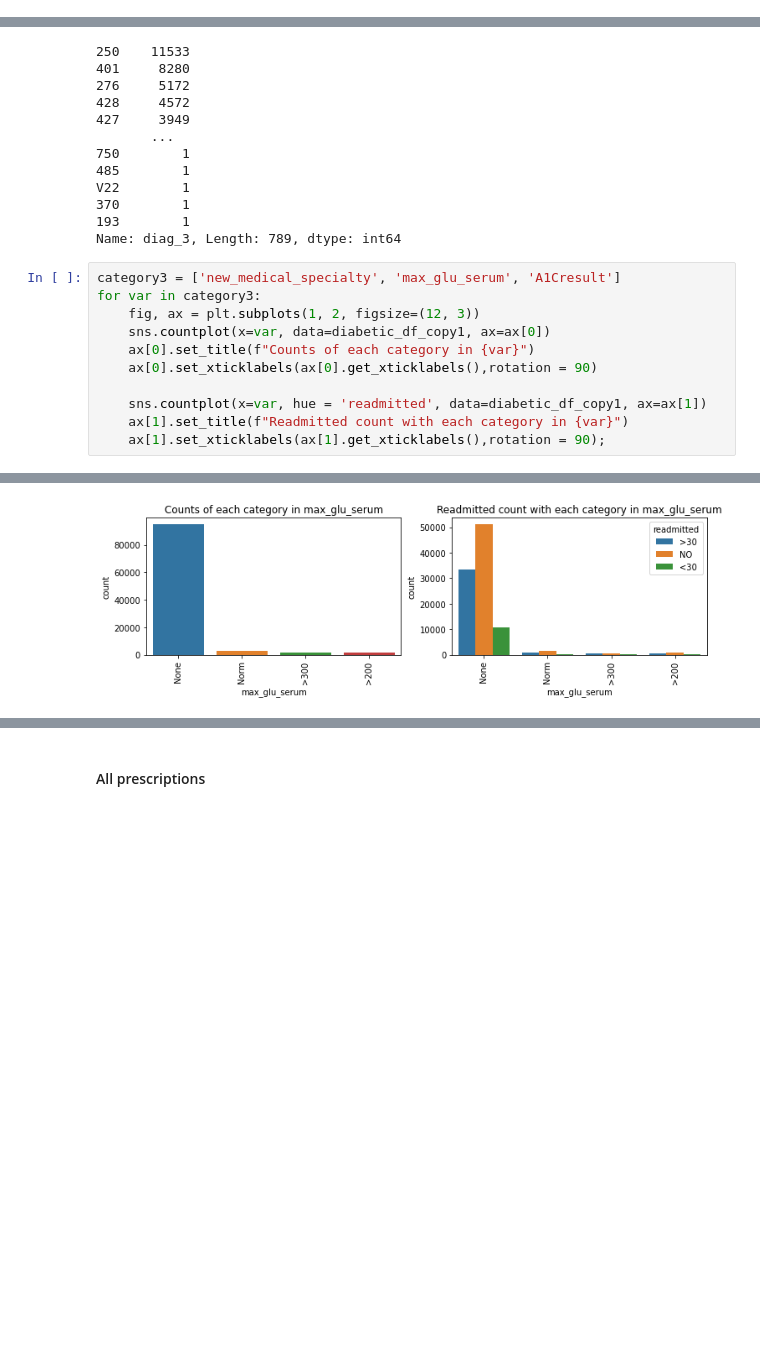
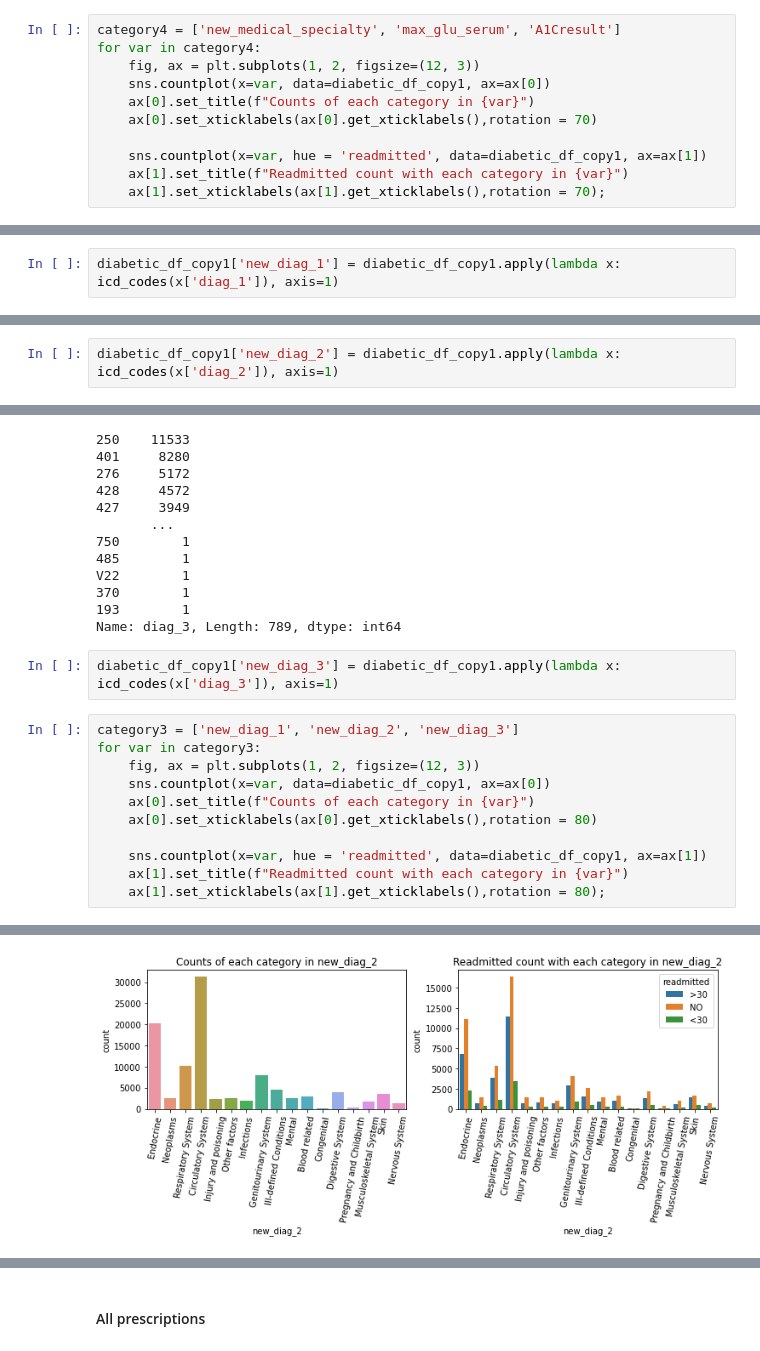
Before and after one commit to bjjv/Sb-DataScience-Mar21, a Jupyter notebook: DataScienceGuidedCapstone_2/Notebooks/03_exploratory_data_analysis_BinduJ.ipynb, the cells around one changed output, grey strips where cells are left out. Cells and saved outputs as stored; diff of their text form; blank space fills up the shorter version.

```diff
--- a/DataScienceGuidedCapstone_2/Notebooks/03_exploratory_data_analysis_BinduJ.ipynb
+++ b/DataScienceGuidedCapstone_2/Notebooks/03_exploratory_data_analysis_BinduJ.ipynb
@@ -488,0 +524,11 @@ diabetic_df_copy1.drop('medical_specialty', axis=1,inplace=True)
+# %%
+category4 = ['new_medical_specialty', 'max_glu_serum', 'A1Cresult']
+for var in category4:
+    fig, ax = plt.subplots(1, 2, figsize=(12, 3))
+    sns.countplot(x=var, data=diabetic_df_copy1, ax=ax[0])
+    ax[0].set_title(f"Counts of each category in {var}")
+    ax[0].set_xticklabels(ax[0].get_xticklabels(),rotation = 70)
+
+    sns.countplot(x=var, hue = 'readmitted', data=diabetic_df_copy1, ax=ax[1])
+    ax[1].set_title(f"Readmitted count with each category in {var}")
+    ax[1].set_xticklabels(ax[1].get_xticklabels(),rotation = 70);
@@ -503,6 +641,8 @@ diabetic_df_copy1['diag_1'].value_counts()
 982       1
 915       1
 Name: diag_1, Length: 715, dtype: int64
+# %%
+diabetic_df_copy1['new_diag_1'] = diabetic_df_copy1.apply(lambda x: icd_codes(x['diag_1']), axis=1)
 # %% [markdown]
 #### variable - diag_2
 # %%
@@ -520,6 +660,8 @@ E968       1
 E818       1
 917        1
 Name: diag_2, Length: 743, dtype: int64
+# %%
+diabetic_df_copy1['new_diag_2'] = diabetic_df_copy1.apply(lambda x: icd_codes(x['diag_2']), axis=1)
 # %% [markdown]
 #### variable - diag_3
 # %%
@@ -537,15 +679,17 @@ V22        1
 370        1
 193        1
 Name: diag_3, Length: 789, dtype: int64
+# %%
+diabetic_df_copy1['new_diag_3'] = diabetic_df_copy1.apply(lambda x: icd_codes(x['diag_3']), axis=1)
 # %%
-category3 = ['new_medical_specialty', 'max_glu_serum', 'A1Cresult']
+category3 = ['new_diag_1', 'new_diag_2', 'new_diag_3']
 for var in category3:
     fig, ax = plt.subplots(1, 2, figsize=(12, 3))
     sns.countplot(x=var, data=diabetic_df_copy1, ax=ax[0])
     ax[0].set_title(f"Counts of each category in {var}")
-    ax[0].set_xticklabels(ax[0].get_xticklabels(),rotation = 90)
+    ax[0].set_xticklabels(ax[0].get_xticklabels(),rotation = 80)
 
     sns.countplot(x=var, hue = 'readmitted', data=diabetic_df_copy1, ax=ax[1])
     ax[1].set_title(f"Readmitted count with each category in {var}")
-    ax[1].set_xticklabels(ax[1].get_xticklabels(),rotation = 90);
+    ax[1].set_xticklabels(ax[1].get_xticklabels(),rotation = 80);
 # %% [output]
@@ -553 +697 @@ for var in category3:
-[figure, old version]
+[figure, new version]
```
Also changed, not shown: parts of 24 cells of this notebook.
